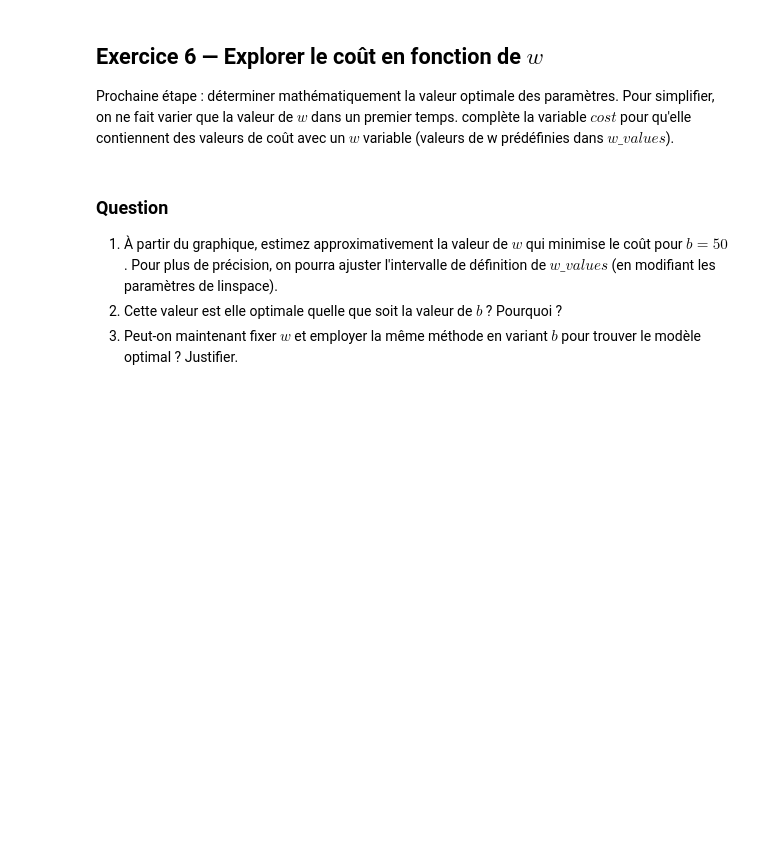
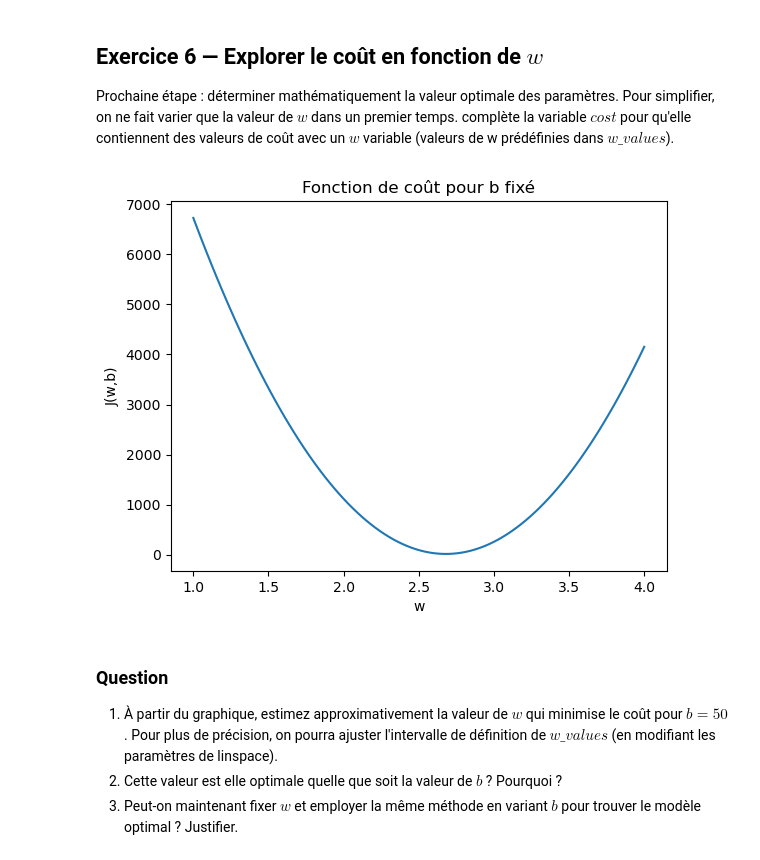
Before and after one commit to Tippex-Pro/TDs-Projet-info, a Jupyter notebook: TD1-intro_machine_learning.ipynb, the cells around one changed output. Saved outputs shown, nothing was run; the diff lists cells and outputs as text; code cells hidden in the pictures; blank space fills up the shorter version.

```diff
--- a/TD1-intro_machine_learning.ipynb
+++ b/TD1-intro_machine_learning.ipynb
@@ -189,9 +189,9 @@ def compute_loss(X, y, w, b):
     '''
     m = X.size
     # À faire
-    predictions = ...
-    squared_errors = ...
-    cost = ...
+    predictions = predict_linear(X, w, b)
+    squared_errors = (predictions-y)**2
+    cost = np.sum(squared_errors)/(2*m)
 
     return cost
 
@@ -213,23 +218,25 @@ complète la variable $cost$ pour qu'elle contiennent des valeurs de coût avec
 # %%
 
 # Création des valeurs test de w (ici 100 valeurs entre 1 et 4)
 sample_amount = 100
 w_values = np.linspace(1, 4, sample_amount) # à ajuster
 costs_w = [0]*sample_amount
 b_fixed = 50
 
 
 # À faire : calculez le coût pour chaque valeur de w
 for i in range(w_values.size):
-    costs_w[i] = ...
+    costs_w[i] = compute_loss(surface, prix, w_values[i], b_fixed)
 
 
 
 plt.plot(w_values, costs_w)
 plt.xlabel("w")
 plt.ylabel("J(w,b)")
 plt.title("Fonction de coût pour b fixé")
 plt.show()
+# %% [output]
+[figure, added]
 # %% [markdown]
 ### Question
 1. À partir du graphique, estimez approximativement la valeur de $w$ qui minimise le coût pour $b=50$.
```
Also changed, not shown: parts of 3 cells of this notebook.
